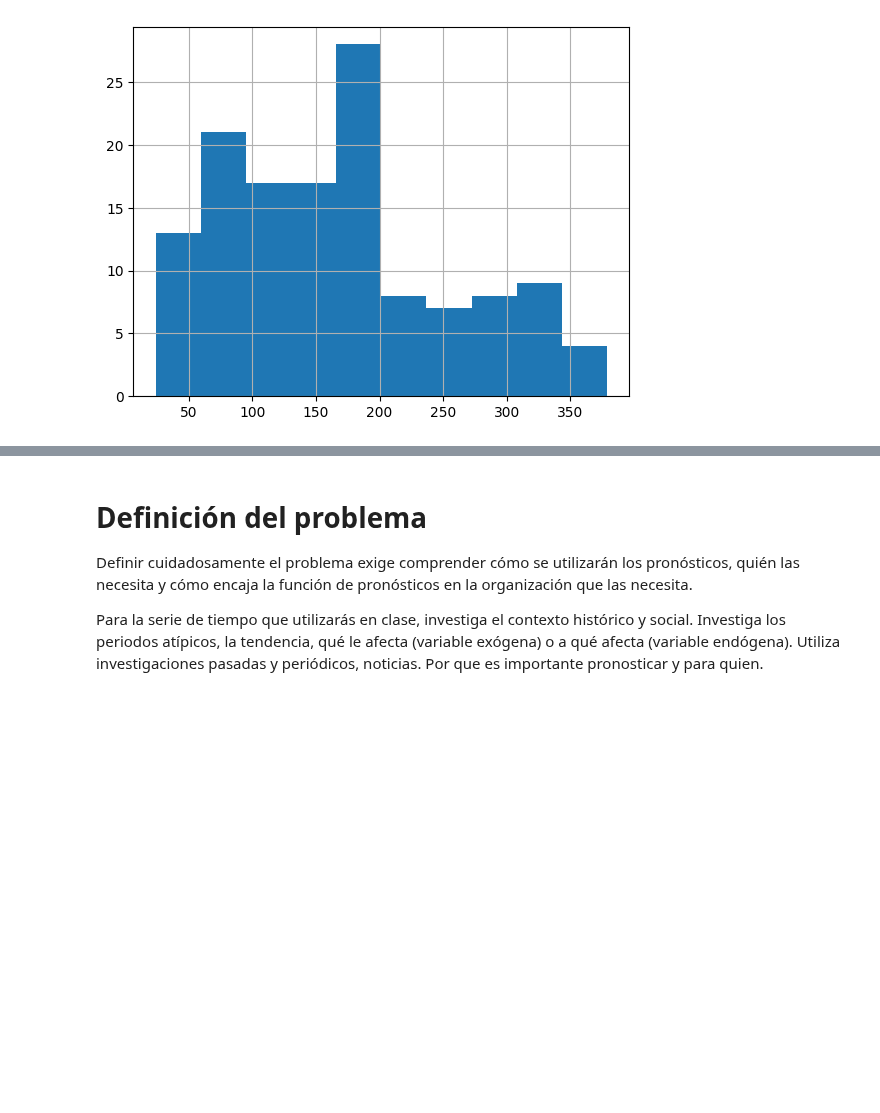
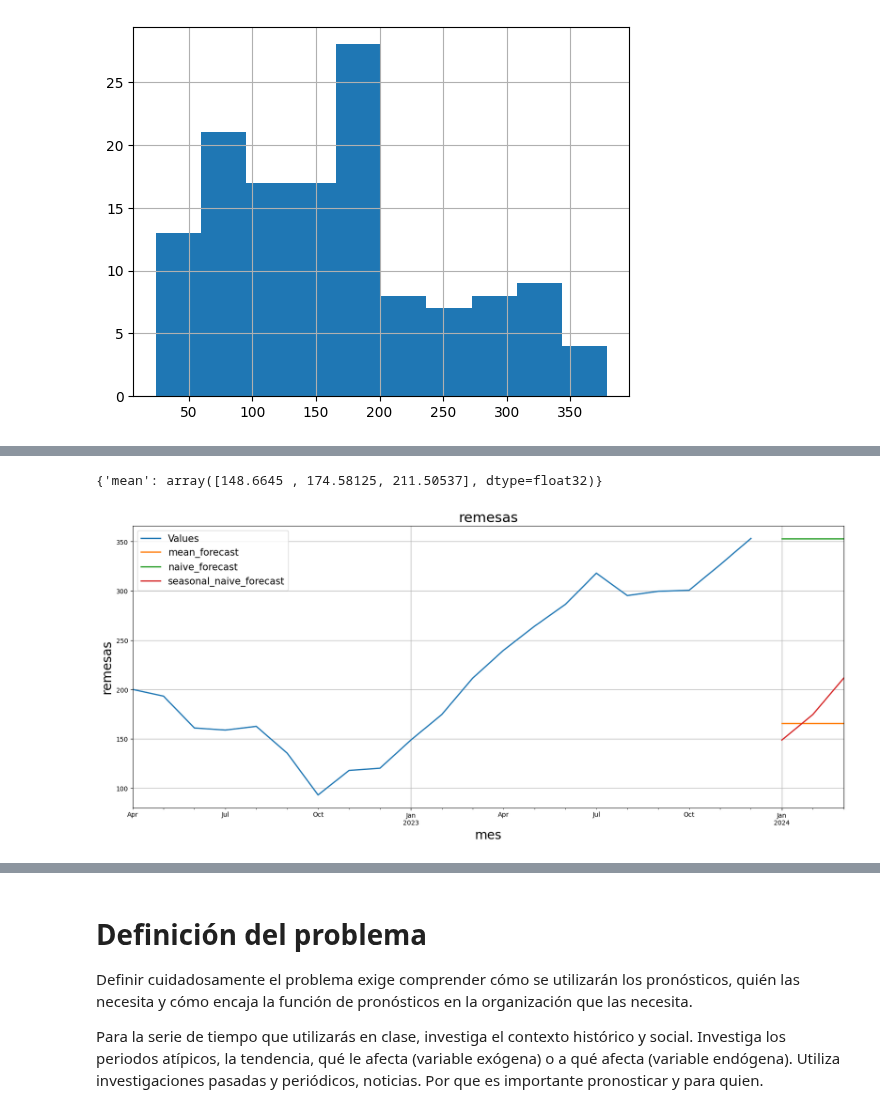
Before and after one commit to Michelleagl/Series_de_Tiempo, a Jupyter notebook: series_de_tiempo.ipynb, the cells around one changed output, grey strips where cells are left out. Drawn from its saved outputs; the diff is of its cells as text; code cells hidden in the pictures; blank space fills up the shorter version.

```diff
--- a/series_de_tiempo.ipynb
+++ b/series_de_tiempo.ipynb
@@ -336,0 +522,31 @@ hist2.hist()
+# %%
+# SeasonalNaive's usage example:
+from statsforecast.models import SeasonalNaive
+
+# Define the model, fit and predict:
+model = SeasonalNaive(season_length=12)
+model = model.fit(y=hist2.values)
+y_hat_dict = model.predict(h=3)
+
+y_hat_dict
+# %% [output]
+{'mean': array([148.6645 , 174.58125, 211.50537], dtype=float32)}
+# %%
+# Create a column with the values predicted:
+Y_pred_df["seasonal_naive_forecast"] = y_hat_dict["mean"]
+# %%
+fig, ax = plt.subplots(1, 1, figsize = (20, 8))
+
+# Concatenate the dataframe of predicted values with the dataframe of observed values:
+plot_df = pd.concat([hist2, Y_pred_df])
+plot_df.columns = ['Values', 'mean_forecast', 'naive_forecast', 'seasonal_naive_forecast']
+plot_df[-24:].plot(ax=ax, linewidth=2)
+
+# Specify graph features:
+ax.set_title('remesas', fontsize=22)
+ax.set_ylabel('remesas', fontsize=20)
+ax.set_xlabel('mes', fontsize=20)
+ax.legend(prop={'size': 15})
+ax.grid()
+# %% [output]
+[figure, added]
```
Also changed, not shown: parts of 39 cells of this notebook.
